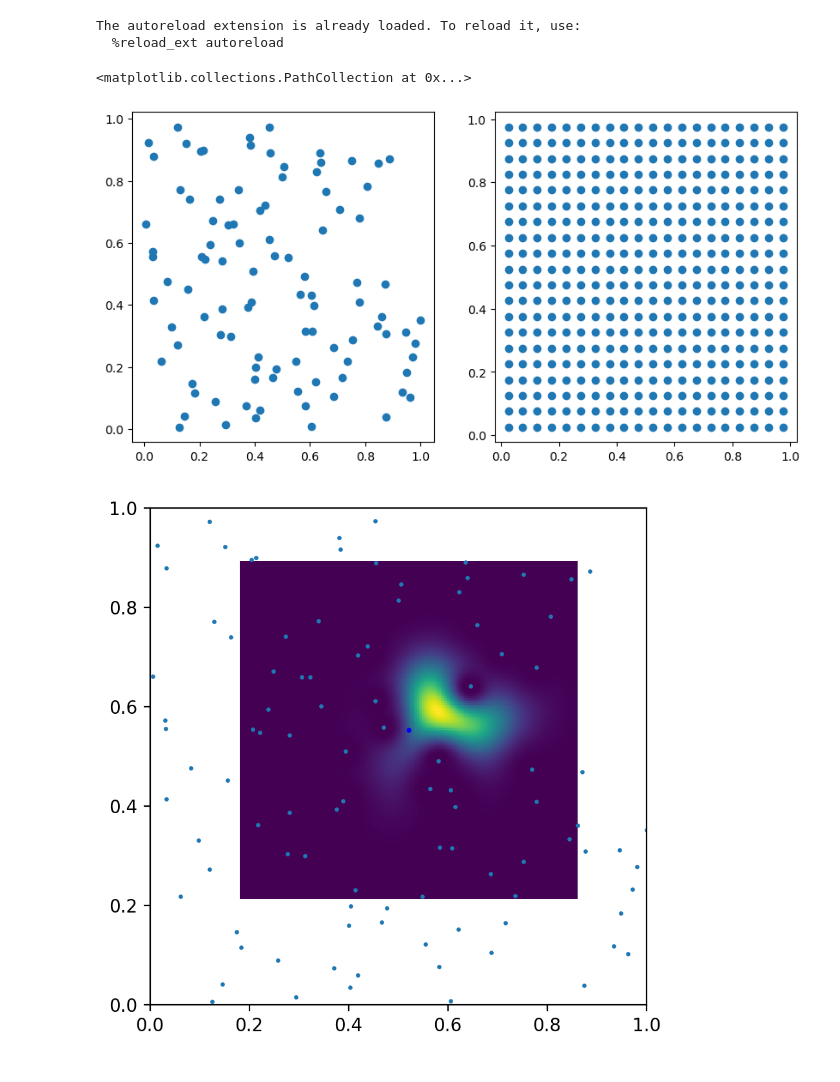
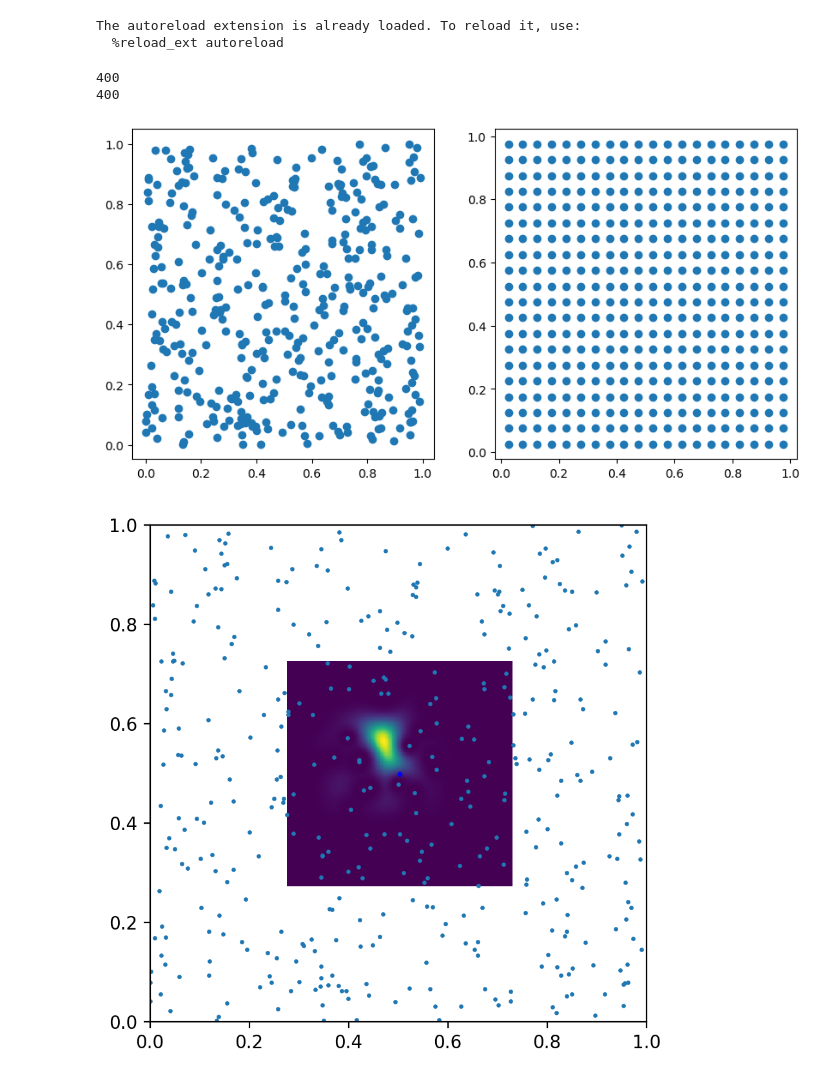
Before and after one commit to Imperial-CMTH/koala, a Jupyter notebook: tutorial_notebooks/slowly_shifting_lattice.ipynb, the cells around one changed output. Drawn from its saved outputs; the diff is of its cells as text; code cells hidden in the pictures.

Commit message:
added a grid

```diff
--- a/tutorial_notebooks/slowly_shifting_lattice.ipynb
+++ b/tutorial_notebooks/slowly_shifting_lattice.ipynb
@@ -14,39 +14,40 @@ from koala.pointsets import uniform, move_all_points, move_point
 # make grid
 L = 20
 
-p_random = uniform(10**2)
-
-pos = np.linspace(0, 1, L, endpoint=False)
-pos += 0.5 * (pos[1] - pos[0])
-p_regular = np.reshape(np.meshgrid(pos, pos), [2, -1]).T
+p_random = uniform(L**2)
+p_regular = grid(L, L)
 
 fig, ax = plt.subplots(1, 2, figsize=(10, 5))
 ax[0].scatter(*p_random.T)
 ax[1].scatter(*p_regular.T)
+
+print(len(p_random))
+print(len(p_regular))
 # %% [output]
-<matplotlib.collections.PathCollection at 0x...>
+400
+400
-[figure, old version]
+[figure, new version]
 # %%
-sigma = 3 / (L * np.sqrt(np.pi))  # how far is each point allowed to move
+sigma = 2 / (L * np.sqrt(np.pi))  # how far is each point allowed to move
 kappa = sigma  # lengthscale of how close you can get to each other vertex
 beta = 1  # large beta forbids the system from choosing unlikely points
 resolution = 200  # how finely sampled is the area to move to
 
 
 # choose the point to move
 d_from_center = p_random - 0.5
 central_point = np.argmin(np.sum((p_random - 0.5) ** 2, axis=1))
 _ = move_point(
     p_random,
     central_point,
     sigma,
     kappa,
     beta=beta,
     resolution=resolution,
     debug_plot=True,
 )
 # %% [output]
-[figure, old version]
+[figure, new version]
 # %%
 n_steps = 10
 
```
Also changed, not shown: parts of 3 cells of this notebook, 2 other files.
